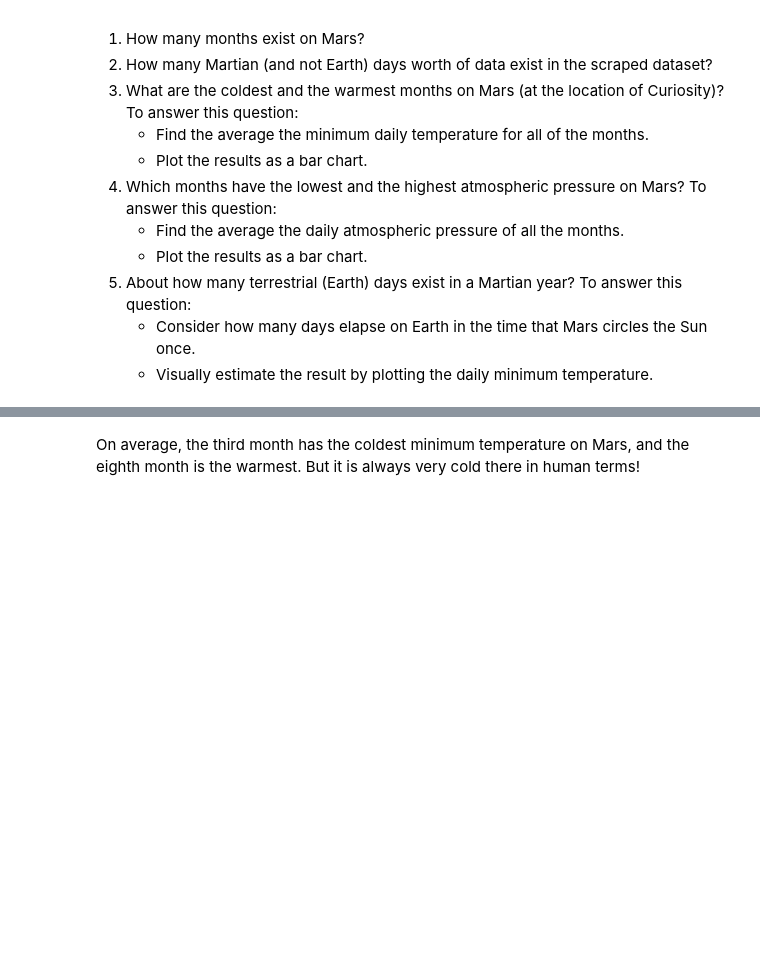
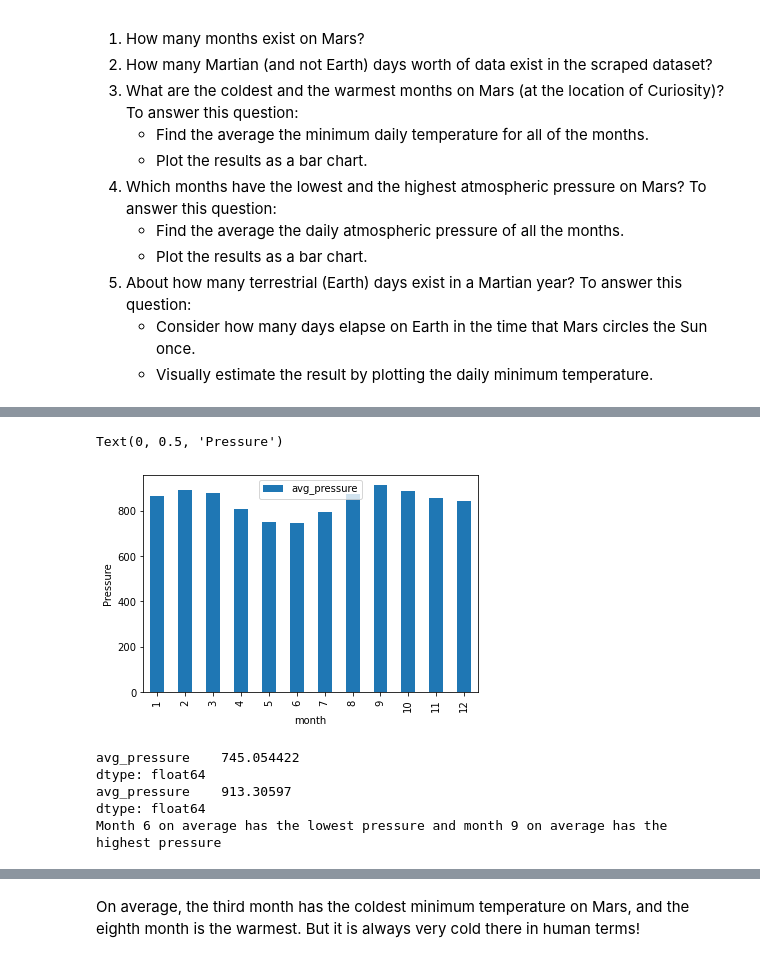
Before and after one commit to Patrick-Bacza/web-scraping-challenge, a Jupyter notebook: part_2_mars_weather.ipynb, the cells around one changed output, grey strips where cells are left out. Drawn from its saved outputs; the diff is of its cells as text; code cells hidden in the pictures; blank space fills up the shorter version.

```diff
--- a/part_2_mars_weather.ipynb
+++ b/part_2_mars_weather.ipynb
@@ -161,2 +269,23 @@ Analyze your dataset by using Pandas functions to answer the following questions
+# %%
+# Plot the average pressure by month
+
+avg_pressure= temp_df[['month' , 'pressure']].groupby(temp_df['month']).agg(avg_pressure=('pressure' , 'mean'))
+
+avg_pressure.plot(kind='bar')
+plt.ylabel('Pressure')
+# %% [output]
+Text(0, 0.5, 'Pressure')
+[figure, added]
+# %%
+print(avg_pressure.min())
+print(avg_pressure.max())
+
+print('Month 6 on average has the lowest pressure and month 9 on average has the highest pressure')
+# %% [output]
+avg_pressure    745.054422
+dtype: float64
+avg_pressure    913.30597
+dtype: float64
+Month 6 on average has the lowest pressure and month 9 on average has the highest pressure
 # %%
 # 5. How many terrestrial (earth) days are there in a Martian year?
```
Also changed, not shown: parts of 16 cells of this notebook.
